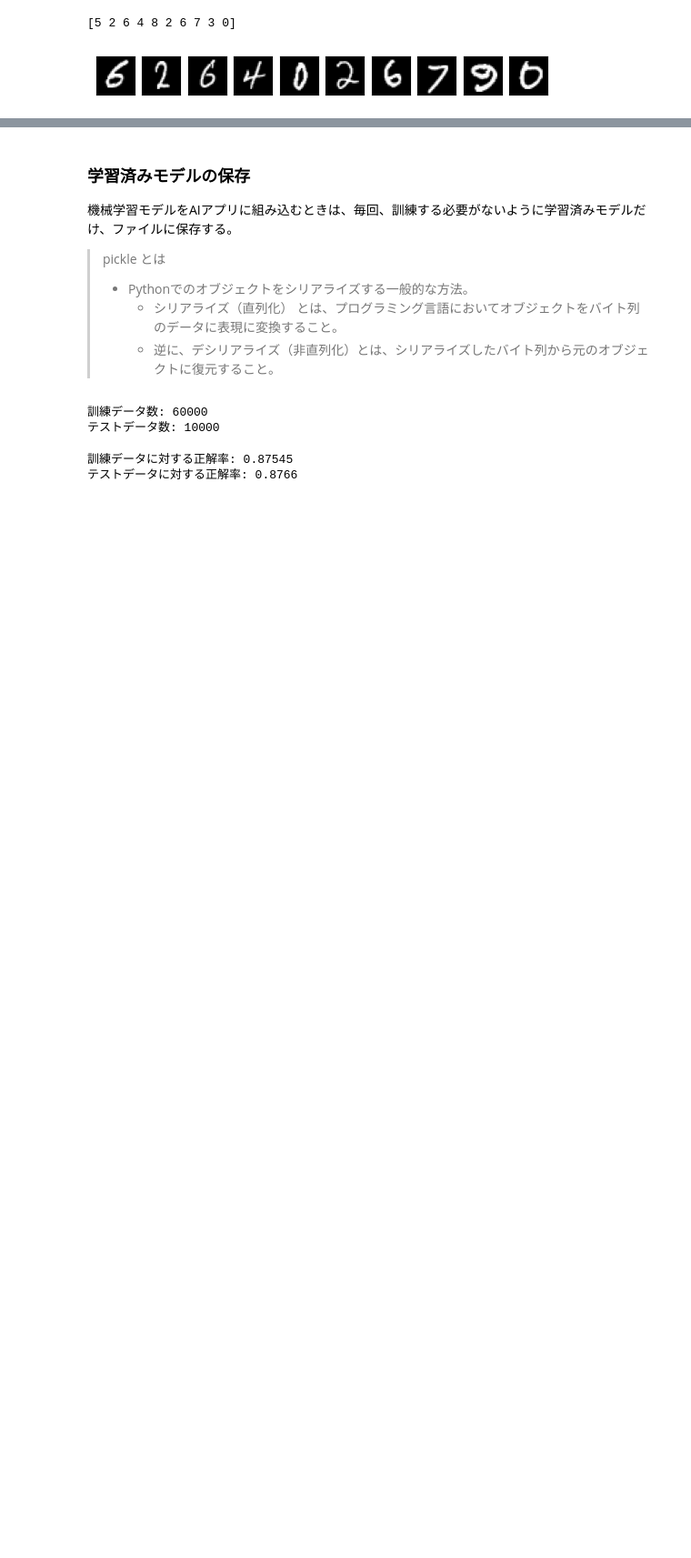
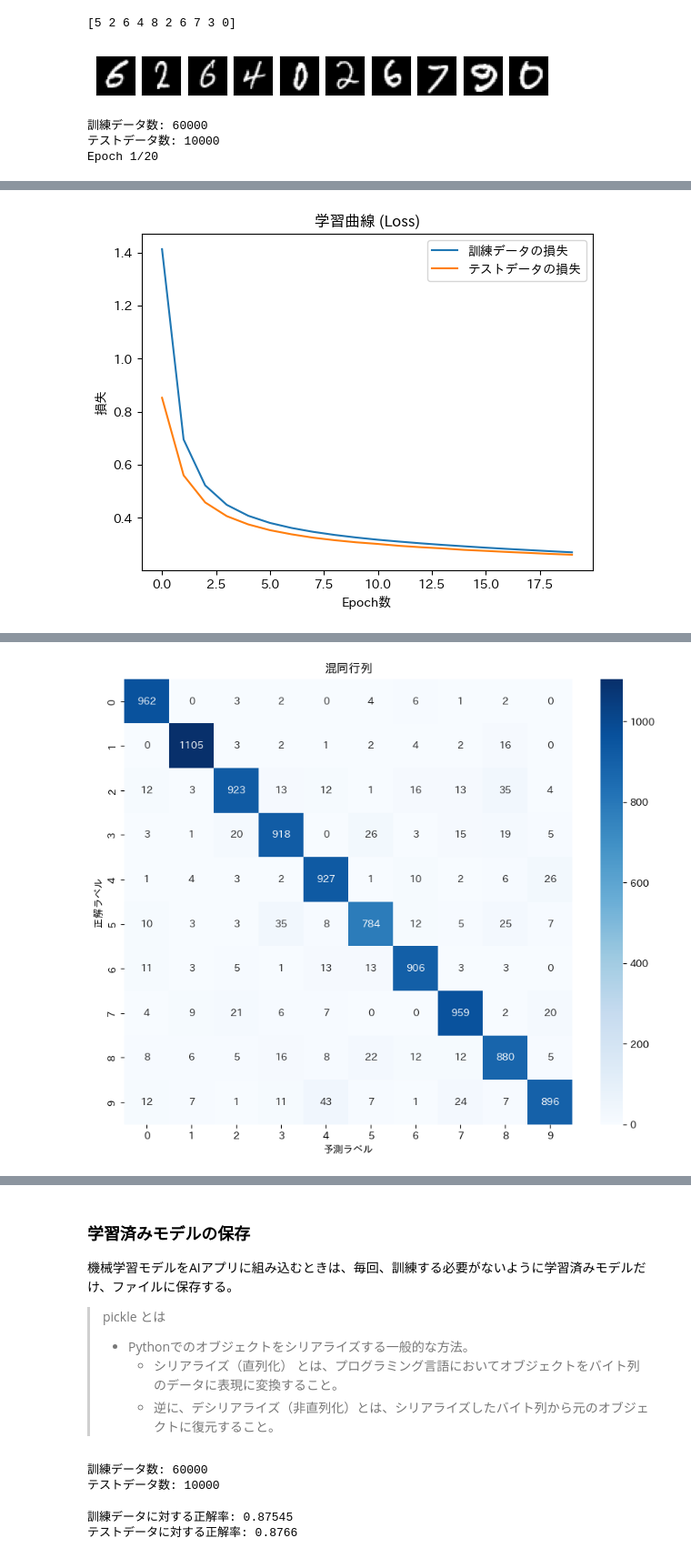
Before and after one commit to mochi7415/ml-collection, a Jupyter notebook: 01_Study/Basics/Data_science/09_パーセプトロンによる画像認識.ipynb, the cells around one changed output, grey strips where cells are left out. Shown at 91% size. Drawn from its saved outputs; the diff is of its cells as text; code cells hidden in the pictures; blank space fills up the shorter version.

```diff
--- a/01_Study/Basics/Data_science/09_パーセプトロンによる画像認識.ipynb
+++ b/01_Study/Basics/Data_science/09_パーセプトロンによる画像認識.ipynb
@@ -251,3 +336,79 @@ plot_mnist(X_test, y_pred) # テストデータの最初の10個の画像と予
 [figure]
 [5 2 6 4 8 2 6 7 3 0]
 [figure]
+# %%
+# Kerasを使ってMNISTデータセットをロードして、3層パーセプトロンで画像認識を行うコード例
+import tensorflow as tf
+from tensorflow.keras import layers, models
+import matplotlib.pyplot as plt
+import seaborn as sns
+import numpy as np
+from sklearn.metrics import confusion_matrix
+import japanize_matplotlib
+
+# 1. データセットの読み込みと正規化
+(x_train, y_train), (x_test, y_test) = tf.keras.datasets.mnist.load_data()
+
+# [0, 255] の値を [0, 1] に正規化
+x_train, x_test = x_train / 255.0, x_test / 255.0
+
+print('訓練データ数:', len(x_train))
+print('テストデータ数:', len(x_test))
+
+# 2. モデルの構築 (3層パーセプトロン)
+model = models.Sequential([
+    layers.Flatten(input_shape=(28, 28)),      # 入力層: 28x28を784に平坦化
+    layers.Dense(128, activation='sigmoid'),   # 中間層: 128ユニット、シグモイド関数
+    layers.Dense(10, activation='softmax')     # 出力層: 10クラス、ソフトマックス
+])
+
+# 3. コンパイル (最適化: SGD, 損失関数: 交差エントロピー)
+model.compile(optimizer='sgd',
+              loss='sparse_categorical_crossentropy',
+              metrics=['accuracy'])
+
+# 4. 学習の実行
+# validation_dataを指定することで、学習中のテストデータへの精度も記録できます
+history = model.fit(x_train, y_train, epochs=20, batch_size=32, validation_data=(x_test, y_test))
+
+# 5. 正解率の表示
+train_loss, train_acc = model.evaluate(x_train, y_train, verbose=0)
+test_loss, test_acc = model.evaluate(x_test, y_test, verbose=0)
+print(f'\n訓練データに対する正解率: {train_acc:.4f}')
+print(f'テストデータに対する正解率: {test_acc:.4f}')
+
+# 6. 学習曲線のプロット
+plt.plot(history.history['loss'], label='訓練データの損失')
+plt.plot(history.history['val_loss'], label='テストデータの損失')
+plt.xlabel('Epoch数')
+plt.ylabel('損失')
+plt.legend()
+plt.title('学習曲線 (Loss)')
+plt.show()
+
+# 7. 混同行列の表示
+y_pred_probs = model.predict(x_test)
+y_pred = np.argmax(y_pred_probs, axis=1) # 最大確率のインデックスを予測ラベルとする
+
+cm = confusion_matrix(y_test, y_pred)
+plt.figure(figsize=(10, 8))
+sns.heatmap(cm, annot=True, fmt='d', cmap='Blues')
+plt.xlabel('予測ラベル')
+plt.ylabel('正解ラベル')
+plt.title('混同行列')
+plt.show()
+
+# 8. 予測結果の可視化
+def plot_mnist_predictions(X, y_true, y_pred):
+    fig = plt.figure(figsize=(15, 3))
+    for i in range(10):
+        ax = fig.add_subplot(1, 10, i + 1, xticks=[], yticks=[])
+        ax.imshow(X[i], cmap='gray')
+        ax.set_title(f"正解: {y_true[i]}\n予測: {y_pred[i]}")
+    plt.show()
+
+plot_mnist_predictions(x_test, y_test, y_pred)
+# %% [output]
+訓練データ数: 60000
+テストデータ数: 10000
+Epoch 1/20
@@ -253,0 +432 @@ plot_mnist(X_test, y_pred) # テストデータの最初の10個の画像と予
+[figure, added]
@@ -253,0 +434 @@ plot_mnist(X_test, y_pred) # テストデータの最初の10個の画像と予
+[figure, added]
```
Also changed, not shown: parts of 10 cells of this notebook, 2 other files.
